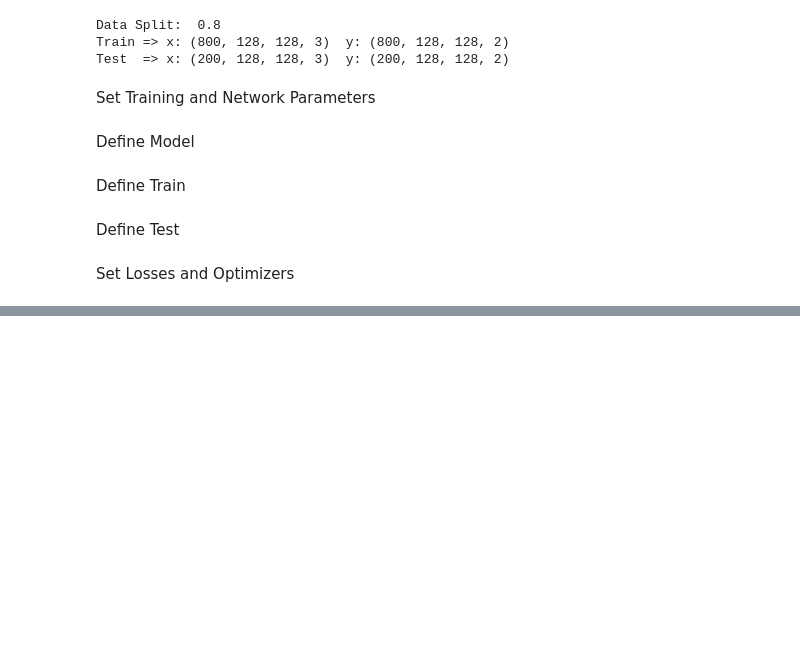
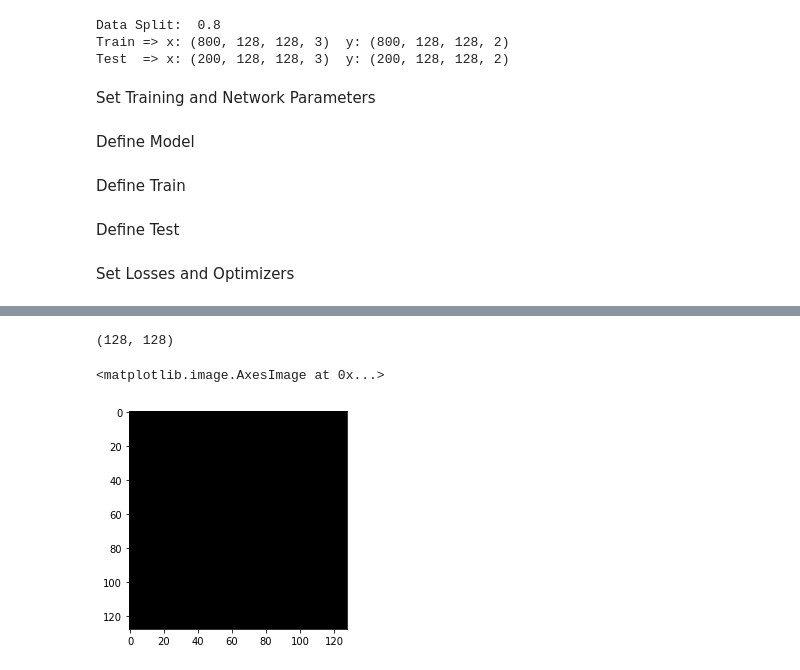
Before and after one commit to michaelmendoza/learning-tensorflow, a Jupyter notebook: notebooks/Segmentation.ipynb, the cells around one changed output, grey strips where cells are left out. Drawn from its saved outputs; the diff is of its cells as text; code cells hidden in the pictures; blank space fills up the shorter version.

```diff
--- a/notebooks/Segmentation.ipynb
+++ b/notebooks/Segmentation.ipynb
@@ -119,10 +119,10 @@ class DataGenerator:
 
         # Split data into test/training sets
         index = int(self.ratio * len(self.data)) # Split index
-        self.x_train = self.data[0:index, :]
-        self.y_train = self.label[0:index]
-        self.x_test = self.data[index:,:]
-        self.y_test = self.label[index:]
+        self.x_train = self.data[0:index, :].astype(np.float32)
+        self.y_train = self.label[0:index].astype(np.float32)
+        self.x_test = self.data[index:,:].astype(np.float32)
+        self.y_test = self.label[index:].astype(np.float32)
 
     def show(self, index):
         ''' Show a data slice at index'''
@@ -224,0 +255,9 @@ test_accuracy = tf.keras.metrics.CategoricalAccuracy(name='test_accuracy')
+# %%
+_ = predictions[0,:,:,1]
+print(_.shape)
+_ = np.greater(_, np.ones((128, 128)))
+plt.imshow(_, cmap='gray')
+# %% [output]
+(128, 128)
+<matplotlib.image.AxesImage at 0x...>
+[figure, added]
```
Also changed, not shown: parts of 7 cells of this notebook.
